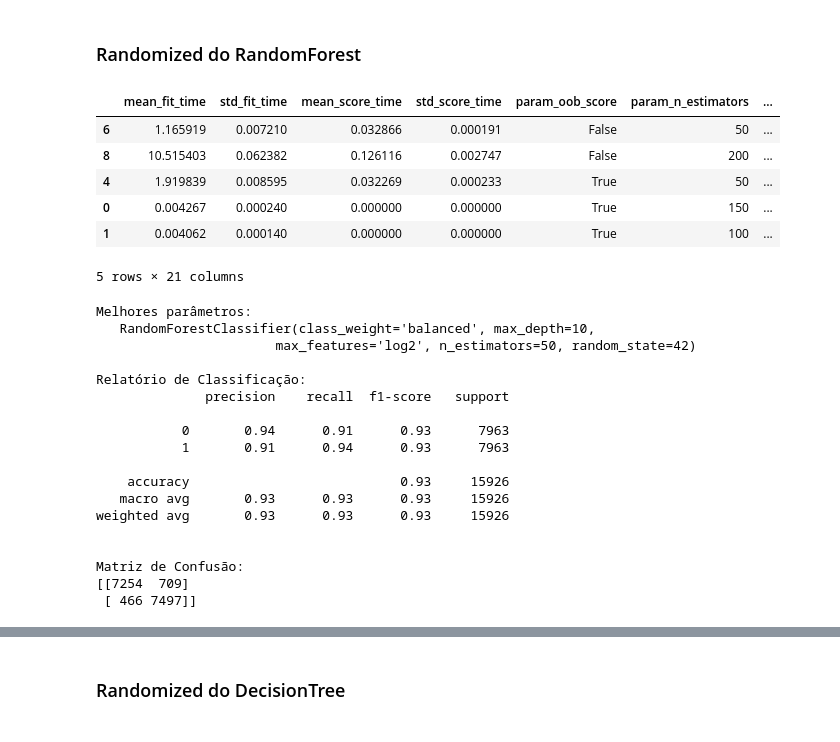
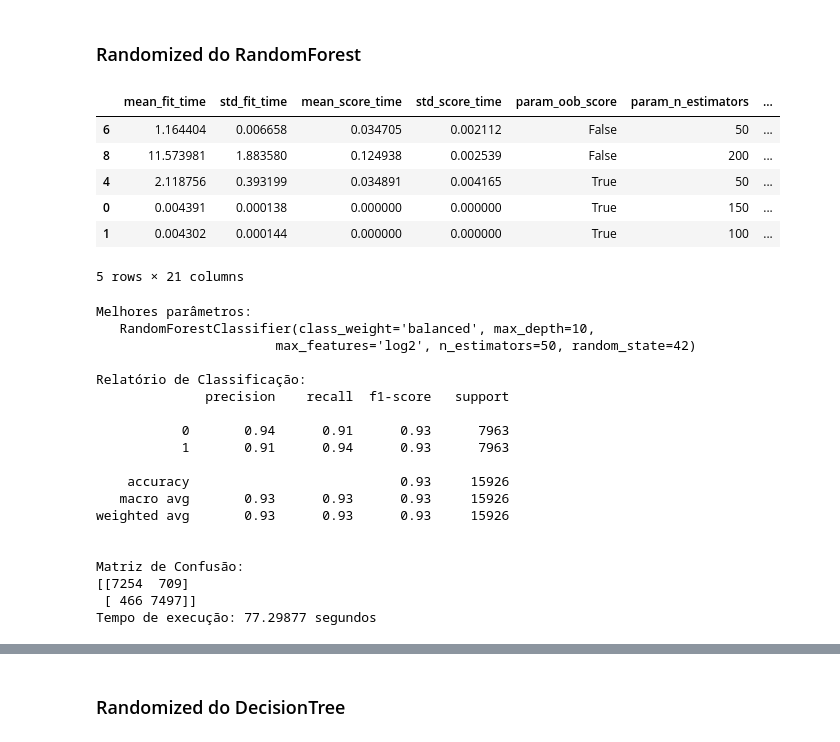
Before and after one commit to MunhozSilva/TFG, a Jupyter notebook: TFG_Luciano_e_Miguel_Churn.ipynb, the cells around one changed output, grey strips where cells are left out. Cells and saved outputs as stored; diff of their text form; code cells hidden in the pictures.

```diff
--- a/TFG_Luciano_e_Miguel_Churn.ipynb
+++ b/TFG_Luciano_e_Miguel_Churn.ipynb
@@ -376,7 +385,9 @@ tec1 = RandomForestClassifier(random_state=42)
 # busca de parâmetros para um 5-Fold e métrica de pontuação 'Recall'
 busca = GridSearchCV(tec1, parametros, cv=5, scoring='recall_micro')
 # buscando no treinamento
+start = time.time()
 busca.fit(X,y)
+end = time.time()
 # 5 melhores resultados
 pd.DataFrame(data=busca.cv_results_).sort_values(by='rank_test_score').head()
 # %% [output]
@@ -437,7 +449,9 @@ tec1 = DecisionTreeClassifier(random_state=42)
 # busca de parâmetros para um 5-Fold e métrica de pontuação 'Recall'
 busca = GridSearchCV(tec1, parametros, cv=5, scoring='recall_micro')
 # buscando no treinamento
+start = time.time()
 busca.fit(X,y)
+end = time.time()
 # 5 melhores resultados
 pd.DataFrame(data=busca.cv_results_).sort_values(by='rank_test_score').head()
 # %% [output]
@@ -492,7 +526,9 @@ tec1 = KNeighborsClassifier()
 # busca de parâmetros para um 5-Fold e métrica de pontuação 'Recall'
 busca = GridSearchCV(tec1, parametros, cv=5, scoring='recall_micro')
 # buscando no treinamento
+start = time.time()
 busca.fit(X,y)
+end = time.time()
 # 5 melhores resultados
 pd.DataFrame(data=busca.cv_results_).sort_values(by='rank_test_score').head()
 # %% [output]
@@ -532,37 +588,39 @@ Matriz de Confusão:
 # %%
 from sklearn.model_selection import RandomizedSearchCV
 from scipy.stats import uniform, randint
 # desativa avisos de execução
 import warnings
 warnings.filterwarnings("ignore")
 
 # lista de parâmetros viáveis de ajuste buscado na técnica
 parametros = {
    'n_estimators': [50, 100, 150, 200],
     'criterion': ['gini', 'entropy'],
     'max_depth': [10],
     'min_samples_split': [1.5, 2, 2.5],
     'max_features': ['sqrt', 'log2'],
     'bootstrap': [True, False],
     'oob_score': [True, False],
     'class_weight': ['balanced', "balanced_subsample"],
 }
 
 # técnica a ser ajustada
 tec2 = RandomForestClassifier(random_state=42)
 # busca de parâmetros para um 5-Fold e métrica de pontuação 'Recall'
 busca = RandomizedSearchCV(tec2, parametros, cv=5, scoring='recall_micro',random_state=42)
 # buscando no treinamento
+start = time.time()
 busca.fit(X,y)
+end = time.time()
 # 5 melhores resultados
 pd.DataFrame(data=busca.cv_results_).sort_values(by='rank_test_score').head()
 # %% [output]
 |  | mean_fit_time | std_fit_time | mean_score_time | std_score_time | param_oob_score | param_n_estimators | ... |
-| 6 | 1.165919 | 0.007210 | 0.032866 | 0.000191 | False | 50 | ... |
-| 8 | 10.515403 | 0.062382 | 0.126116 | 0.002747 | False | 200 | ... |
-| 4 | 1.919839 | 0.008595 | 0.032269 | 0.000233 | True | 50 | ... |
-| 0 | 0.004267 | 0.000240 | 0.000000 | 0.000000 | True | 150 | ... |
-| 1 | 0.004062 | 0.000140 | 0.000000 | 0.000000 | True | 100 | ... |
+| 6 | 1.164404 | 0.006658 | 0.034705 | 0.002112 | False | 50 | ... |
+| 8 | 11.573981 | 1.883580 | 0.124938 | 0.002539 | False | 200 | ... |
+| 4 | 2.118756 | 0.393199 | 0.034891 | 0.004165 | True | 50 | ... |
+| 0 | 0.004391 | 0.000138 | 0.000000 | 0.000000 | True | 150 | ... |
+| 1 | 0.004302 | 0.000144 | 0.000000 | 0.000000 | True | 100 | ... |
 5 rows × 21 columns
 # %%
 print('Melhores parâmetros:')
@@ -572,6 +630,7 @@ y_pred = busca.best_estimator_.predict(X)
 print(classification_report(y,y_pred),'\n')
 print('Matriz de Confusão:')
 print(confusion_matrix(y,y_pred))
+print("Tempo de execução:", round(end - start, 5), "segundos")
 # %% [output]
 Melhores parâmetros:
    RandomForestClassifier(class_weight='balanced', max_depth=10,
@@ -591,3 +650,4 @@ weighted avg       0.93      0.93      0.93     15926
 Matriz de Confusão:
 [[7254  709]
  [ 466 7497]]
+Tempo de execução: 77.29877 segundos
```
Also changed, not shown: parts of 17 cells of this notebook.
